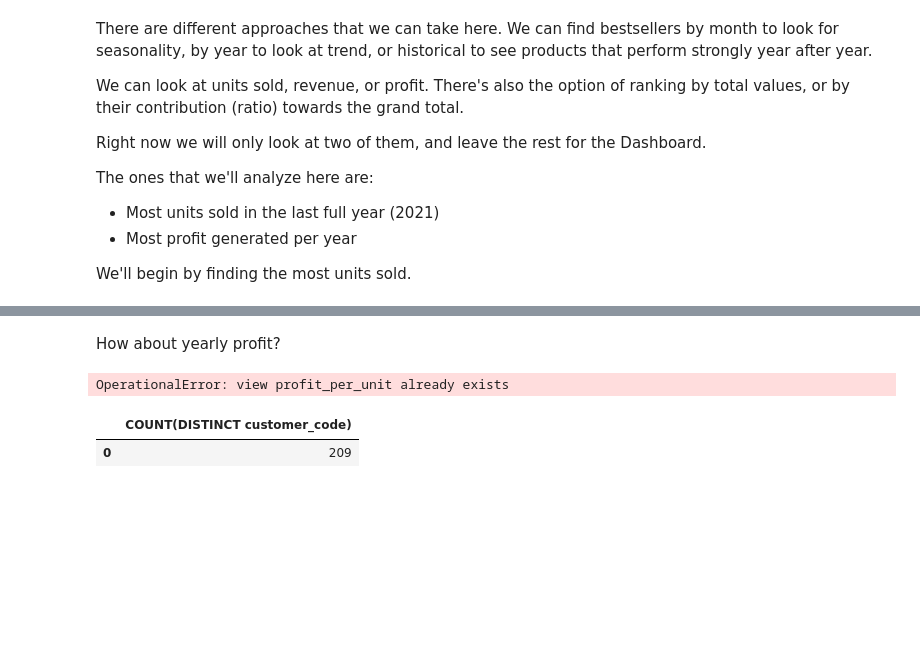
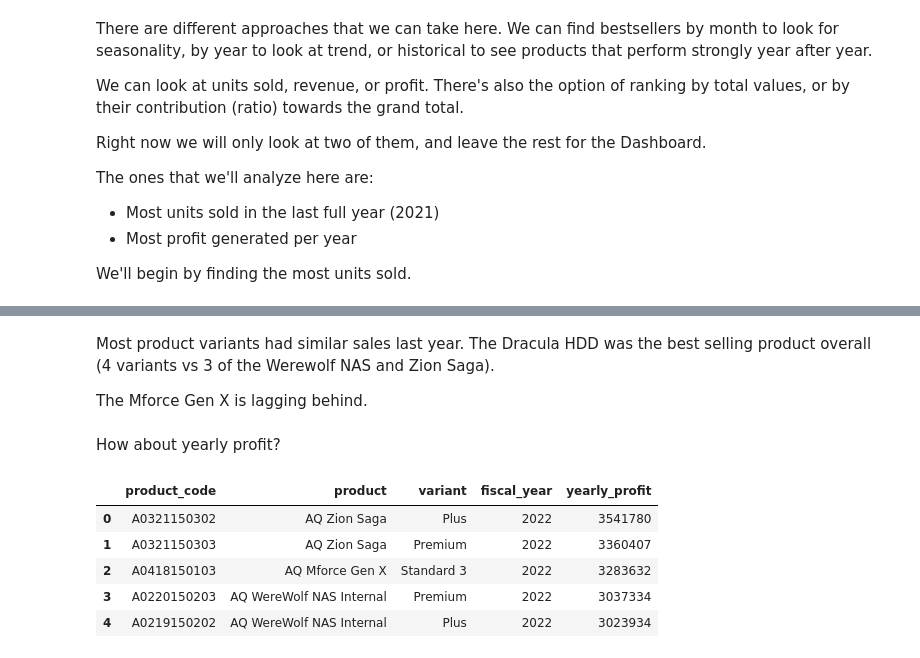
Before and after one commit to Silverscale/AtliQ_Products_Analysis, a Jupyter notebook: atliq_product_analysis.ipynb, the cells around one changed output, grey strips where cells are left out. Saved outputs shown, nothing was run; the diff lists cells and outputs as text; code cells hidden in the pictures; blank space fills up the shorter version.

Commit message:
WIP Best Sellers Charts

```diff
--- a/atliq_product_analysis.ipynb
+++ b/atliq_product_analysis.ipynb
@@ -783,3 +797,7 @@ The AQ Dracula HDD is having a solid performance, taking 3 of the top 5 spots.
+# %% [markdown]
+Most product variants had similar sales last year. The Dracula HDD was the best selling product overall (4 variants vs 3 of the Werewolf NAS and Zion Saga).
+
+The Mforce Gen X is lagging behind.
 # %% [markdown]
 How about yearly profit?
 # %%
@@ -787,7 +805,7 @@ How about yearly profit?
 # First we'll create a view with the profit per unit. It'll be useful later.
 
 query = """
-CREATE VIEW profit_per_unit AS
+CREATE VIEW IF NOT EXISTS profit_per_unit AS
 SELECT fiscal_year, fact_gross_price.product_code, (gross_price - manufacturing_cost) as ppu
 FROM fact_gross_price
     JOIN fact_manufacturing_cost
@@ -796,5 +814,3 @@ FROM fact_gross_price
         AND fact_gross_price.fiscal_year = fact_manufacturing_cost.cost_year)
 """
 con.execute(query);
-# %% [output]
-OperationalError: view profit_per_unit already exists
@@ -811,11 +817,24 @@ best_sell_df
-# %%
-query = """
-SELECT COUNT(DISTINCT customer_code)
-FROM fact_sales_monthly
-"""
-
-best_sell_df = pd.read_sql_query(query, con)
-best_sell_df
-# %% [output]
-|  | COUNT(DISTINCT customer_code) |
-| 0 | 209 |
+# %%
+# Calculate the profit per year
+
+query = """
+SELECT dim_product.product_code, SUBSTR(product, 1, 25) as product, variant, fact_sales_monthly.fiscal_year, CAST((SUM(sold_quantity) * profit_per_unit.ppu) AS int) as yearly_profit
+FROM dim_product
+    JOIN fact_sales_monthly
+        ON dim_product.product_code = fact_sales_monthly.product_code
+    JOIN profit_per_unit
+        ON profit_per_unit.product_code = dim_product.product_code
+        AND profit_per_unit.fiscal_year = fact_sales_monthly.fiscal_year
+GROUP BY fact_sales_monthly.product_code, fact_sales_monthly.fiscal_year
+ORDER BY yearly_profit DESC
+"""
+
+yearly_profit_df = pd.read_sql_query(query, con)
+yearly_profit_df.head(5)
+# %% [output]
+|  | product_code | product | variant | fiscal_year | yearly_profit |
+| 0 | A0321150302 | AQ Zion Saga | Plus | 2022 | 3541780 |
+| 1 | A0321150303 | AQ Zion Saga | Premium | 2022 | 3360407 |
+| 2 | A0418150103 | AQ Mforce Gen X | Standard 3 | 2022 | 3283632 |
+| 3 | A0220150203 | AQ WereWolf NAS Internal | Premium | 2022 | 3037334 |
+| 4 | A0219150202 | AQ WereWolf NAS Internal | Plus | 2022 | 3023934 |
```
Also changed, not shown: parts of 15 cells of this notebook.
